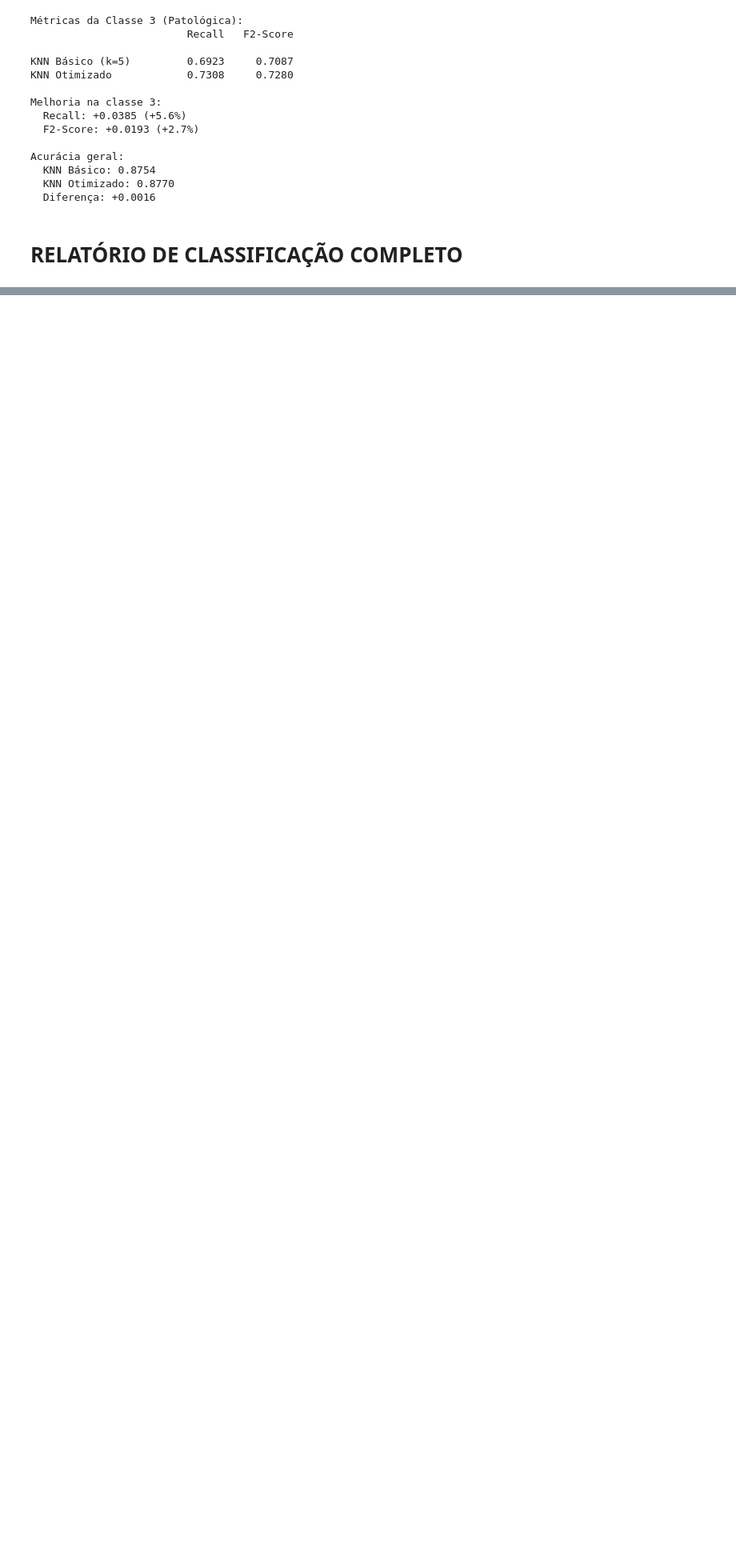
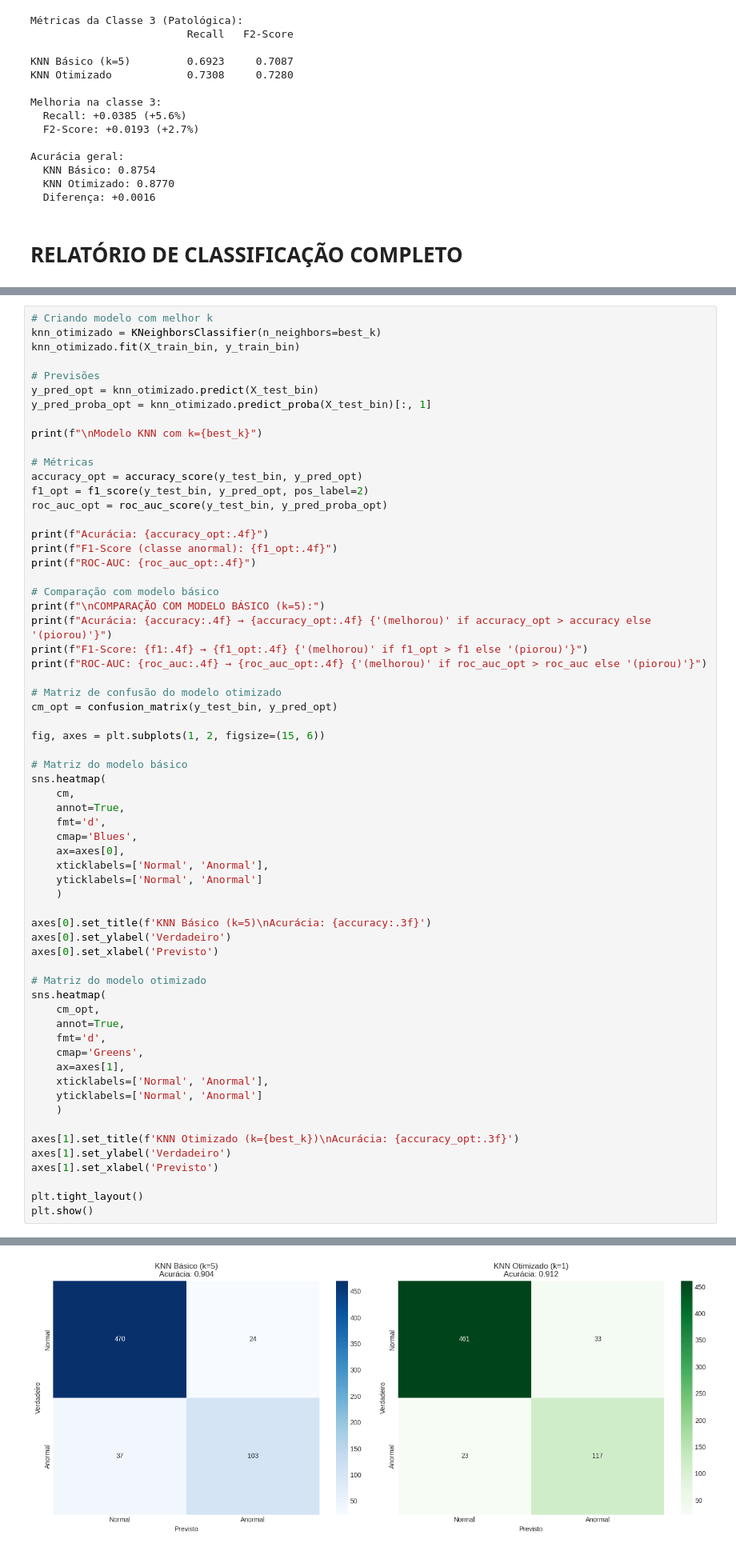
Before and after one commit to luis-erf/Analise-de-saude-fetal, a Jupyter notebook: Modelos/Modelagem_KNN.ipynb, the cells around one changed output, grey strips where cells are left out. Shown at 80% size. Saved outputs shown, nothing was run; the diff lists cells and outputs as text; blank space fills up the shorter version.

```diff
--- a/Modelos/Modelagem_KNN.ipynb
+++ b/Modelos/Modelagem_KNN.ipynb
@@ -265,0 +529,64 @@ Patológico (3)       0.72      0.73      0.72        52
+# %%
+# Criando modelo com melhor k
+knn_otimizado = KNeighborsClassifier(n_neighbors=best_k)
+knn_otimizado.fit(X_train_bin, y_train_bin)
+
+# Previsões
+y_pred_opt = knn_otimizado.predict(X_test_bin)
+y_pred_proba_opt = knn_otimizado.predict_proba(X_test_bin)[:, 1]
+
+print(f"\nModelo KNN com k={best_k}")
+
+# Métricas
+accuracy_opt = accuracy_score(y_test_bin, y_pred_opt)
+f1_opt = f1_score(y_test_bin, y_pred_opt, pos_label=2)
+roc_auc_opt = roc_auc_score(y_test_bin, y_pred_proba_opt)
+
+print(f"Acurácia: {accuracy_opt:.4f}")
+print(f"F1-Score (classe anormal): {f1_opt:.4f}")
+print(f"ROC-AUC: {roc_auc_opt:.4f}")
+
+# Comparação com modelo básico
+print(f"\nCOMPARAÇÃO COM MODELO BÁSICO (k=5):")
+print(f"Acurácia: {accuracy:.4f} → {accuracy_opt:.4f} {'(melhorou)' if accuracy_opt > accuracy else '(piorou)'}")
+print(f"F1-Score: {f1:.4f} → {f1_opt:.4f} {'(melhorou)' if f1_opt > f1 else '(piorou)'}")
+print(f"ROC-AUC: {roc_auc:.4f} → {roc_auc_opt:.4f} {'(melhorou)' if roc_auc_opt > roc_auc else '(piorou)'}")
+
+# Matriz de confusão do modelo otimizado
+cm_opt = confusion_matrix(y_test_bin, y_pred_opt)
+
+fig, axes = plt.subplots(1, 2, figsize=(15, 6))
+
+# Matriz do modelo básico
+sns.heatmap(
+    cm,
+    annot=True,
+    fmt='d',
+    cmap='Blues',
+    ax=axes[0],
+    xticklabels=['Normal', 'Anormal'],
+    yticklabels=['Normal', 'Anormal']
+    )
+
+axes[0].set_title(f'KNN Básico (k=5)\nAcurácia: {accuracy:.3f}')
+axes[0].set_ylabel('Verdadeiro')
+axes[0].set_xlabel('Previsto')
+
+# Matriz do modelo otimizado
+sns.heatmap(
+    cm_opt,
+    annot=True,
+    fmt='d',
+    cmap='Greens',
+    ax=axes[1],
+    xticklabels=['Normal', 'Anormal'],
+    yticklabels=['Normal', 'Anormal']
+    )
+
+axes[1].set_title(f'KNN Otimizado (k={best_k})\nAcurácia: {accuracy_opt:.3f}')
+axes[1].set_ylabel('Verdadeiro')
+axes[1].set_xlabel('Previsto')
+
+plt.tight_layout()
+plt.show()
+# %% [output]
@@ -265,0 +602 @@ Patológico (3)       0.72      0.73      0.72        52
+[figure, added]
```
Also changed, not shown: parts of 38 cells of this notebook, 1 other file.
